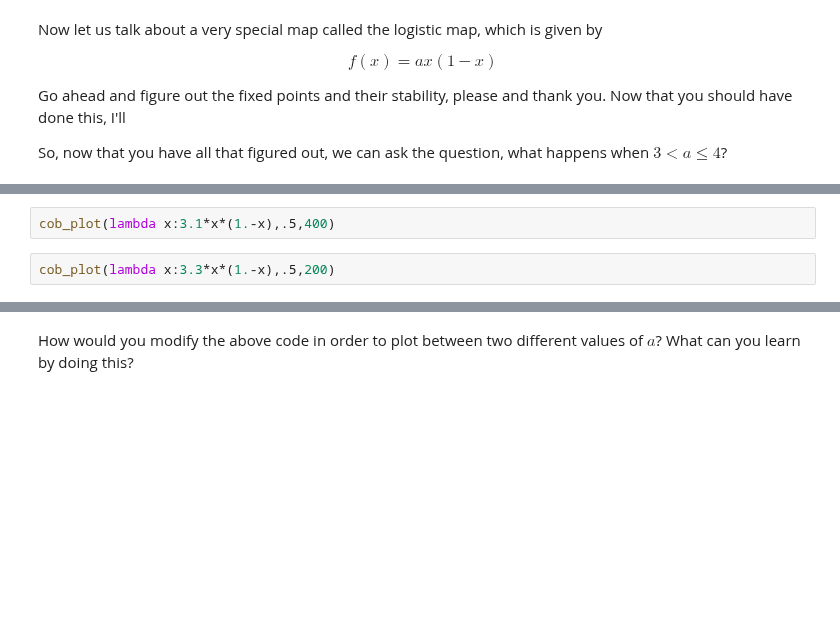
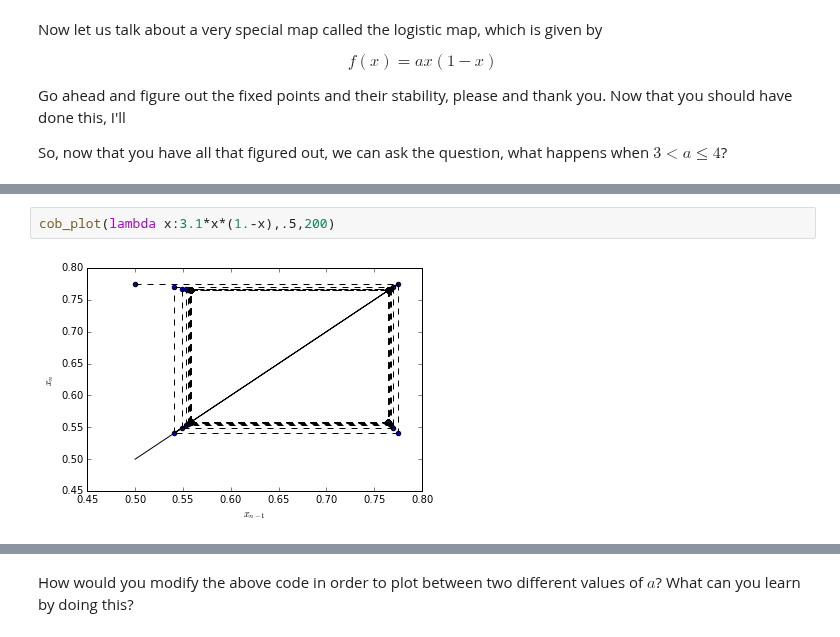
Before and after one commit to cwcurtis/Math-340-Notebooks, a Jupyter notebook: Lectures/Lecture - Chapter 37.ipynb, the cells around one changed output, grey strips where cells are left out. Cells and saved outputs as stored; diff of their text form; blank space fills up the shorter version.

```diff
--- a/Lectures/Lecture - Chapter 37.ipynb
+++ b/Lectures/Lecture - Chapter 37.ipynb
@@ -147,6 +165,6 @@ So, now that you have all that figured out, we can ask the question, what happen
 # %%
-cob_plot(lambda x:3.1*x*(1.-x),.5,400)
+cob_plot(lambda x:3.1*x*(1.-x),.5,200)
+# %% [output]
+[figure, added]
-# %%
-cob_plot(lambda x:3.3*x*(1.-x),.5,200)
 # %%
 cob_plot(lambda x:3.4*x*(1.-x),.5,400)
```
Also changed, not shown: parts of 18 cells of this notebook.
